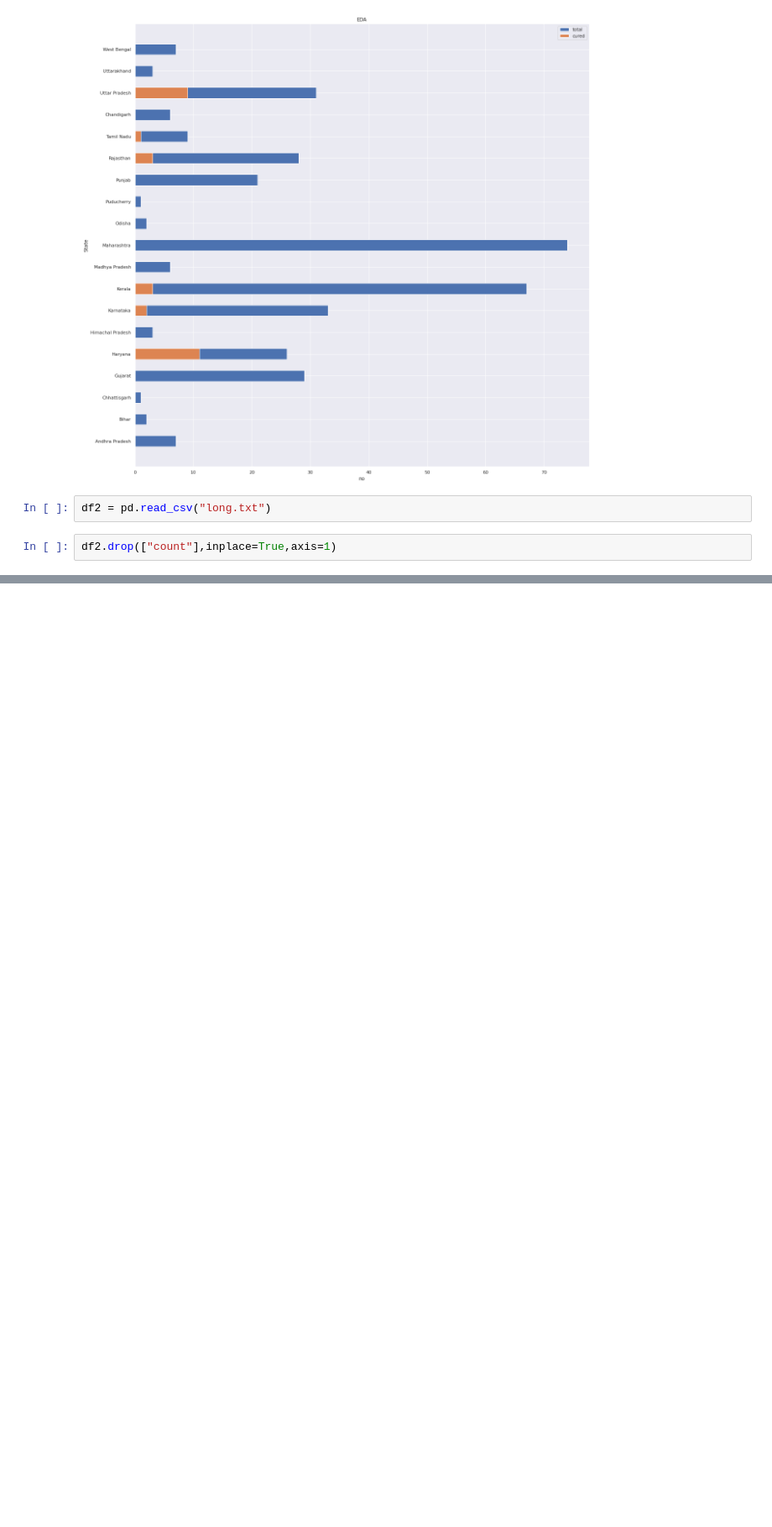
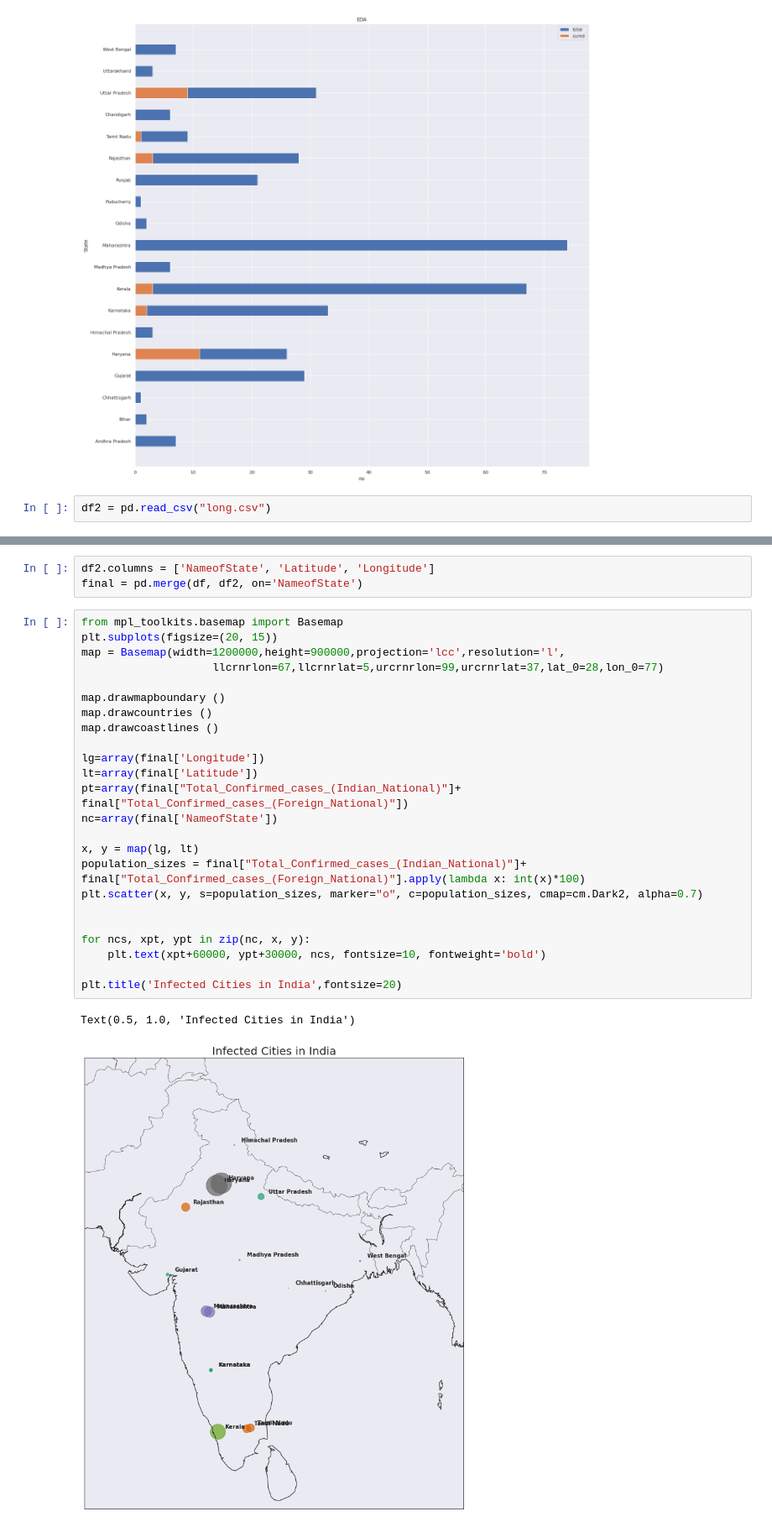
Before and after one commit to Govindskatyura/COVID_19_live_DATA, a Jupyter notebook: plotly.ipynb, the cells around one changed output, grey strips where cells are left out. Shown at 84% size. Cells and saved outputs as stored; diff of their text form; blank space fills up the shorter version.

```diff
--- a/plotly.ipynb
+++ b/plotly.ipynb
@@ -174,6 +132,4 @@ plt.legend()
 <matplotlib.legend.Legend at 0x...>
 [figure]
 # %%
-df2 = pd.read_csv("long.txt")
+df2 = pd.read_csv("long.csv")
-# %%
-df2.drop(["count"],inplace=True,axis=1)
@@ -181,0 +162,30 @@ df2.to_csv("long.csv",index=False)
+# %%
+df2.columns = ['NameofState', 'Latitude', 'Longitude']
+final = pd.merge(df, df2, on='NameofState')
+# %%
+from mpl_toolkits.basemap import Basemap
+plt.subplots(figsize=(20, 15))
+map = Basemap(width=1200000,height=900000,projection='lcc',resolution='l',
+                    llcrnrlon=67,llcrnrlat=5,urcrnrlon=99,urcrnrlat=37,lat_0=28,lon_0=77)
+
+map.drawmapboundary ()
+map.drawcountries ()
+map.drawcoastlines ()
+
+lg=array(final['Longitude'])
+lt=array(final['Latitude'])
+pt=array(final["Total_Confirmed_cases_(Indian_National)"]+ final["Total_Confirmed_cases_(Foreign_National)"])
+nc=array(final['NameofState'])
+
+x, y = map(lg, lt)
+population_sizes = final["Total_Confirmed_cases_(Indian_National)"]+ final["Total_Confirmed_cases_(Foreign_National)"].apply(lambda x: int(x)*100)
+plt.scatter(x, y, s=population_sizes, marker="o", c=population_sizes, cmap=cm.Dark2, alpha=0.7)
+
+
+for ncs, xpt, ypt in zip(nc, x, y):
+    plt.text(xpt+60000, ypt+30000, ncs, fontsize=10, fontweight='bold')
+
+plt.title('Infected Cities in India',fontsize=20)
+# %% [output]
+Text(0.5, 1.0, 'Infected Cities in India')
+[figure, added]
```
Also changed, not shown: parts of 7 cells of this notebook.
